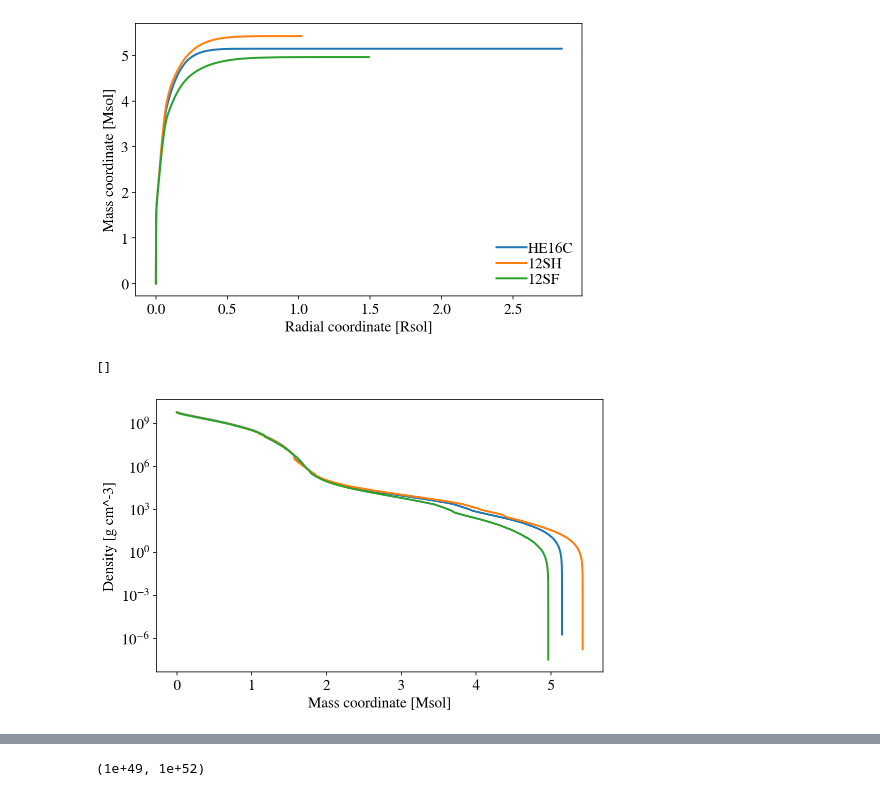
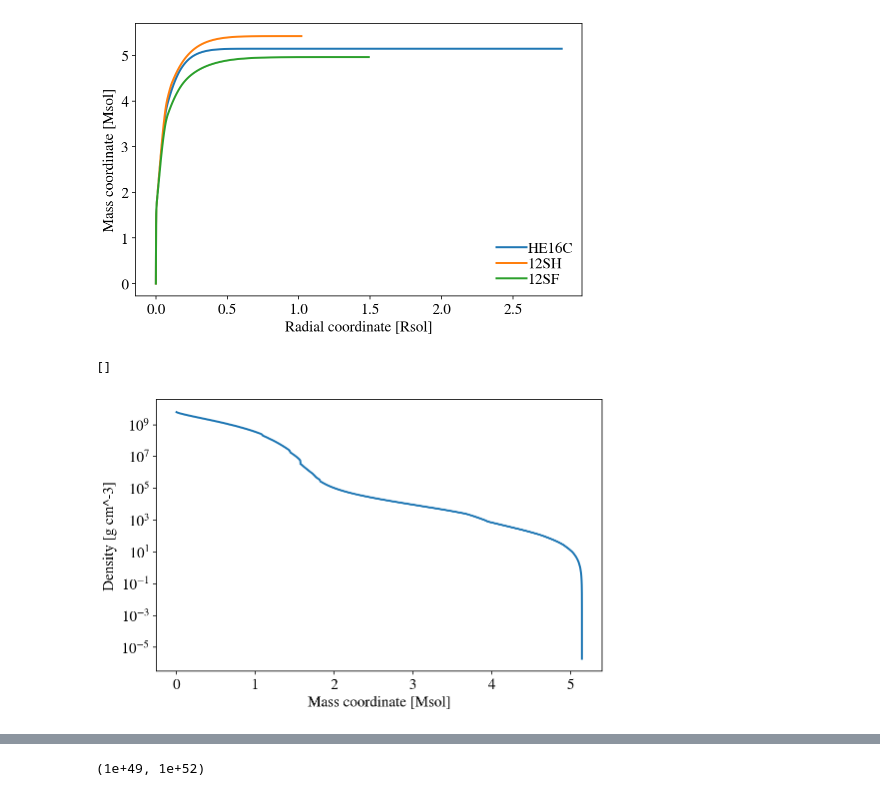
Before and after one commit to aldobatta/fallback-supernova, a Jupyter notebook: Scripts/PlottingHegerModels.ipynb, the cells around one changed output, grey strips where cells are left out. Drawn from its saved outputs; the diff is of its cells as text; code cells hidden in the pictures.

```diff
--- a/Scripts/PlottingHegerModels.ipynb
+++ b/Scripts/PlottingHegerModels.ipynb
@@ -75,11 +75,11 @@ plt.legend(("HE16C","12SH","12SF"))
 [figure]
 # %%
 plt.plot(mHE16C/Mo,rhoHE16C)
-plt.plot(m12SH/Mo,rho12SH)
-plt.plot(m12SF/Mo,rho12SF)
+# plt.plot(m12SH/Mo,rho12SH)
+# plt.plot(m12SF/Mo,rho12SF)
 plt.ylabel("Density [g cm^-3]")
 plt.xlabel("Mass coordinate [Msol]")
 plt.semilogy()
 # %% [output]
 []
-[figure, old version]
+[figure, new version]
```
Also changed, not shown: parts of 2 cells of this notebook, 8 other files.
